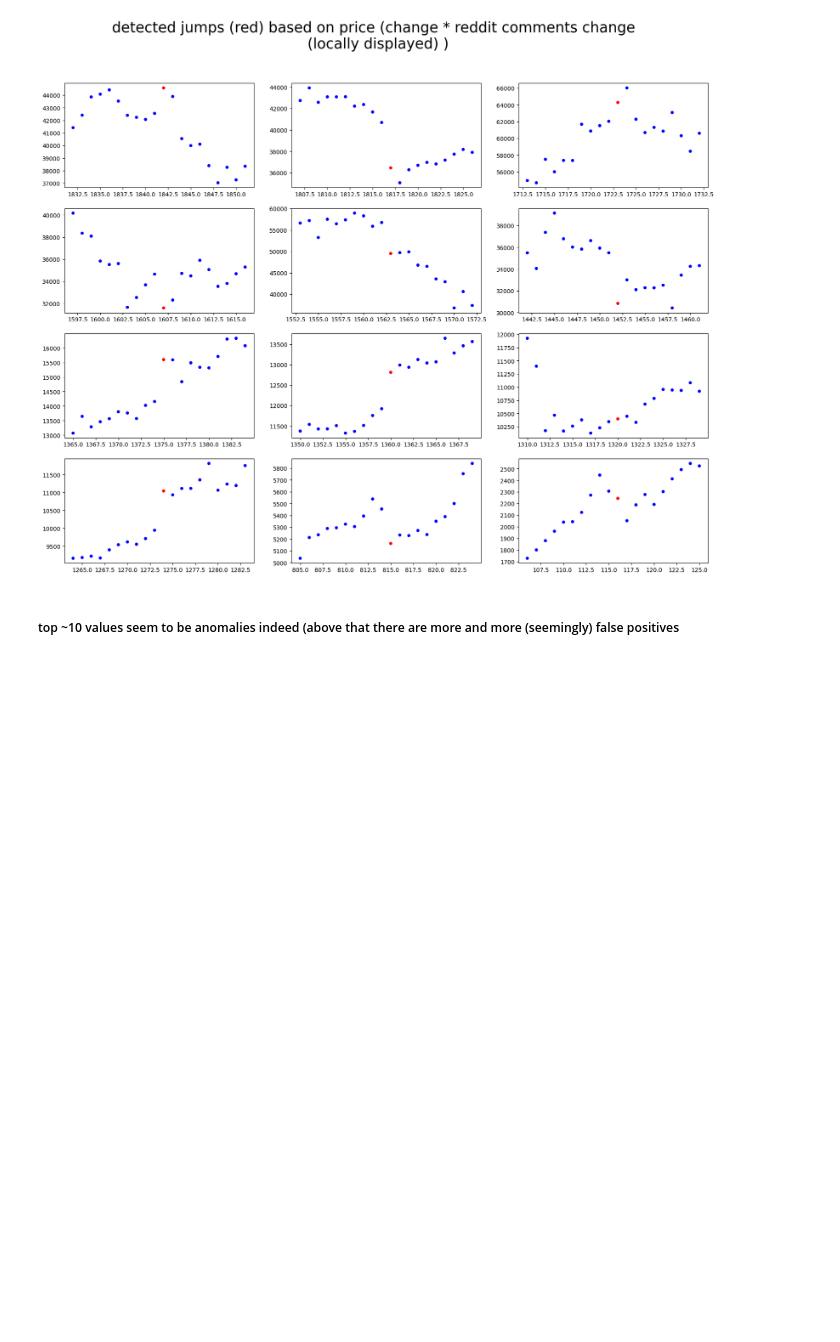
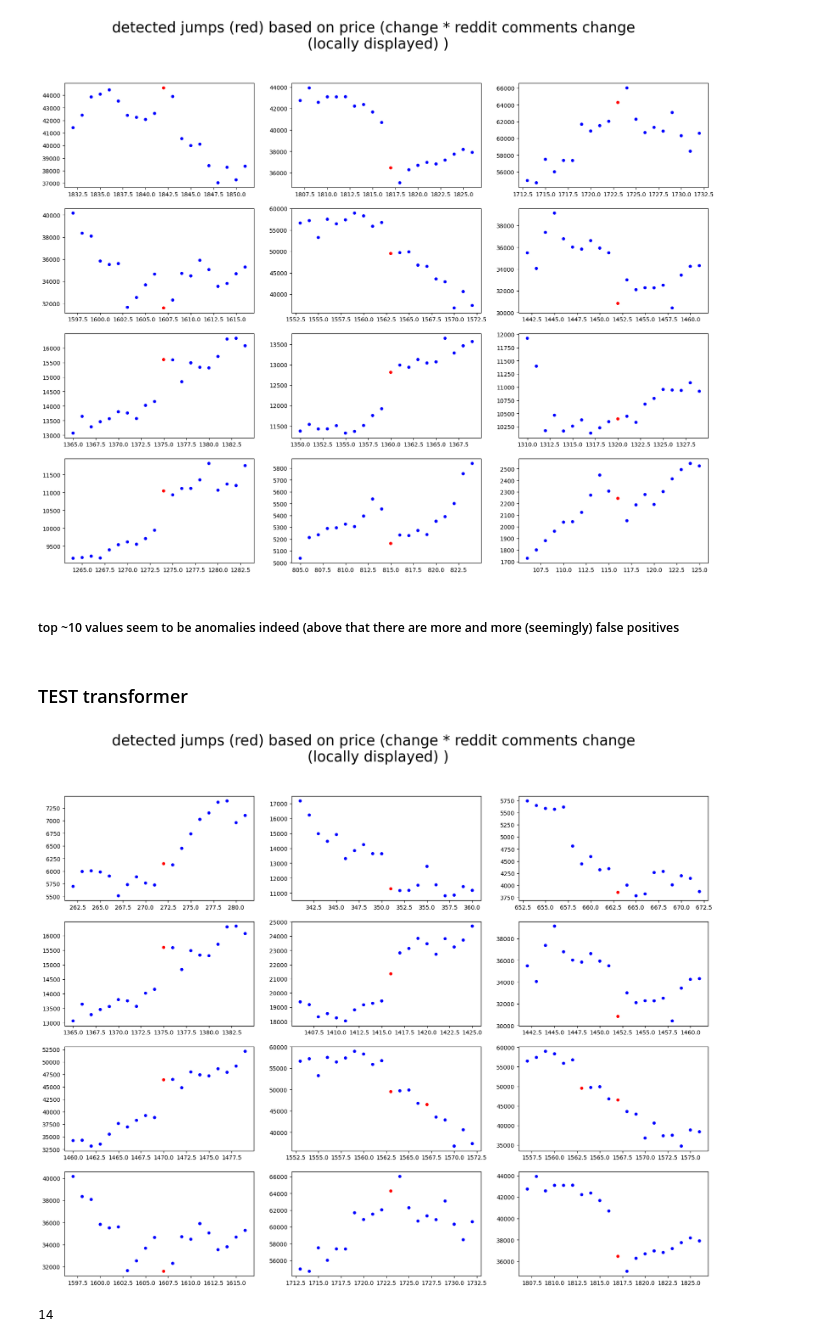
Before and after one commit to Marci0707/CryptoPredictions, a Jupyter notebook: useful_notebooks/anomalies.ipynb, the cells around one changed output. Saved outputs shown, nothing was run; the diff lists cells and outputs as text; code cells hidden in the pictures; blank space fills up the shorter version.

```diff
--- a/useful_notebooks/anomalies.ipynb
+++ b/useful_notebooks/anomalies.ipynb
@@ -148,3 +148,31 @@ plt.suptitle('detected jumps (red) based on price (change * reddit comments chan
 [figure]
 # %% [markdown]
 ##### top ~10 values seem to be anomalies indeed (above that there are more and more (seemingly) false positives
+# %% [markdown]
+### TEST transformer
+# %%
+import _preprocessing
+import importlib
+importlib.reload(_preprocessing)
+
+detector = _preprocessing.ManualValidTargetDetector(invalidate_top_x_percent=0.7)
+df = detector.fit_transform(df)
+
+red_points = df[~df['is_valid_target']]
+fig,axes = plt.subplots(nrows=4,ncols=3,figsize=(20,15))
+
+c = 0
+for row in axes:
+    for ax in row:
+        idx = red_points.index.tolist()[c]
+        segment = df.iloc[idx-10:idx+10]
+        colors = ['red' if i in red_points.index else 'blue' for i in segment.index]
+        ax.scatter(x=segment['close'].index,y=segment['close'],color=colors,s=20)
+        c+=1
+plt.suptitle('detected jumps (red) based on price (change * reddit comments change \n (locally displayed) )',fontsize=25);
+# %% [output]
+[figure, added]
+# %%
+len(red_points)
+# %% [output]
+14
```
Also changed, not shown: 4 other files.
